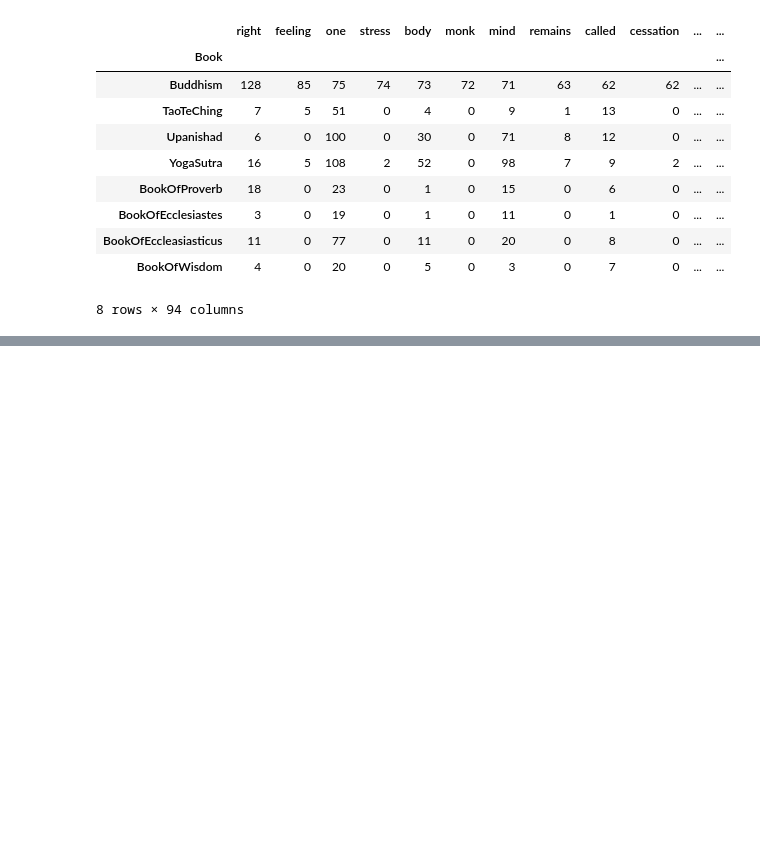
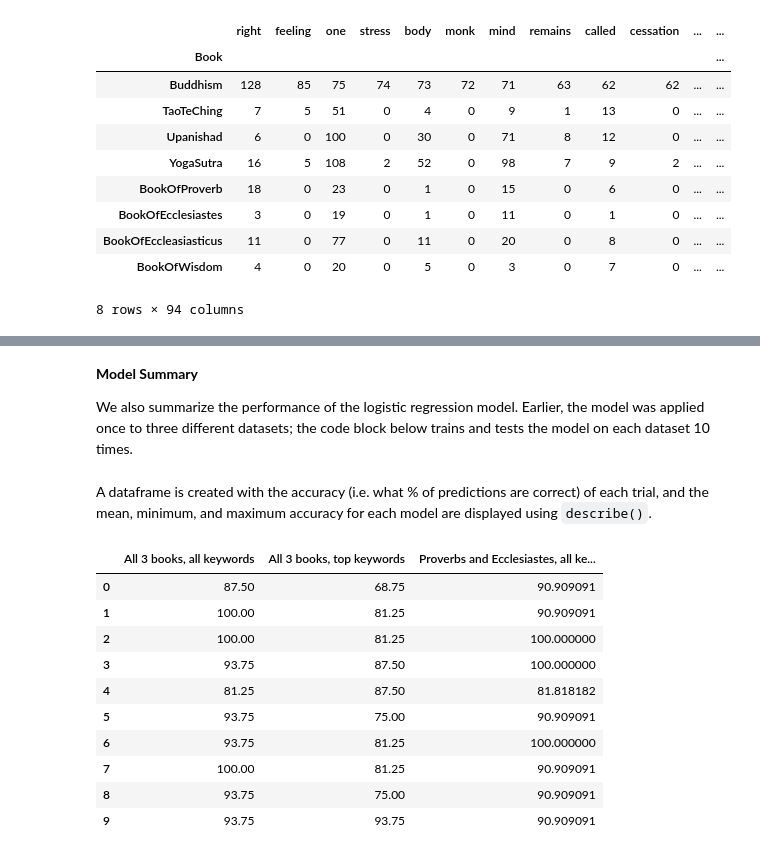
Before and after one commit to lsidarto/datahacks2021, a Jupyter notebook: Datahacks2021.ipynb, the cells around one changed output, grey strips where cells are left out. Drawn from its saved outputs; the diff is of its cells as text; code cells hidden in the pictures; blank space fills up the shorter version.

Commit message:
only visualizations missing

```diff
--- a/Datahacks2021.ipynb
+++ b/Datahacks2021.ipynb
@@ -194,0 +311,5 @@ Based on the pie charts, we can observe that the word "man" comes up as the top
+# %%
+coef = pd.DataFrame({"coef":clf.coef_[0]},index=X_train.columns.to_list())
+coef = coef.sort_values("coef",ascending=False)
+print("Top 20 most positive coefficients: ", coef.head(20).index.to_list(),'\n')
+print("Top 20 most negative coefficients: ", coef.tail(20).index.to_list())
@@ -194,0 +367,17 @@ Based on the pie charts, we can observe that the word "man" comes up as the top
+# %%
+ot_top60 = books.loc[books["Book"].str.contains('|'.join(["Ecclesiastes", "Proverb","Wisdom"]))]
+
+#get top 60 words, and get only those columns
+p = top20_proverb.index.to_list()
+e = top20_eccl.index.to_list()
+w = top20_wisdom.index.to_list()
+top_60 = ['Book'] + p + e + w
+ot_top60 = ot_top60[top_60]
+
+#remove duplicate columns
+ot_top60 = ot_top60.loc[:,~ot_top60.columns.duplicated()]
+
+#label each chapter with corresponding book
+ot_top60["book"] = ot_top60['Book'].apply(lambda x: 1 if "Proverb" in x else (2 if "Ecclesiastes" in x else 3))
+
+results_60 = logr(ot_top60,True)
@@ -194,0 +450,7 @@ Based on the pie charts, we can observe that the word "man" comes up as the top
+# %%
+no_wis = books.loc[books["Book"].str.contains('|'.join(["Ecclesiastes", "Proverb"]))]
+
+#label each chapter with corresponding book
+no_wis["book"] = no_wis['Book'].apply(lambda x: 1 if "Proverb" in x else 2)
+
+results_no_wis = logr(no_wis, True)
@@ -194,0 +554,25 @@ Based on the pie charts, we can observe that the word "man" comes up as the top
+# %% [markdown]
+**Model Summary**
+
+We also summarize the performance of the logistic regression model. Earlier, the model was applied once to three different datasets; the code block below trains and tests the model on each dataset 10 times.
+# %%
+ot_accuracy = [logr(ot,False)[0] for x in range(10)]
+top60_accuracy = [logr(ot_top60,False)[0] for x in range(10)]
+nowis_accuracy = [logr(no_wis,False)[0] for x in range(10)]
+# %% [markdown]
+A dataframe is created with the accuracy (i.e. what % of predictions are correct) of each trial, and the mean, minimum, and maximum accuracy for each model are displayed using `describe()`.
+# %%
+a = pd.DataFrame({"All 3 books, all keywords":ot_accuracy, "All 3 books, top keywords": top60_accuracy, "Proverbs and Ecclesiastes, all keywords":nowis_accuracy})
+a
+# %% [output]
+|  | All 3 books, all keywords | All 3 books, top keywords | Proverbs and Ecclesiastes, all ke... |
+| 0 | 87.50 | 68.75 | 90.909091 |
+| 1 | 100.00 | 81.25 | 90.909091 |
+| 2 | 100.00 | 81.25 | 100.000000 |
+| 3 | 93.75 | 87.50 | 100.000000 |
+| 4 | 81.25 | 87.50 | 81.818182 |
+| 5 | 93.75 | 75.00 | 90.909091 |
+| 6 | 93.75 | 81.25 | 100.000000 |
+| 7 | 100.00 | 81.25 | 90.909091 |
+| 8 | 93.75 | 75.00 | 90.909091 |
+| 9 | 93.75 | 93.75 | 90.909091 |
```
Also changed, not shown: parts of 50 cells of this notebook, 1 other file.
